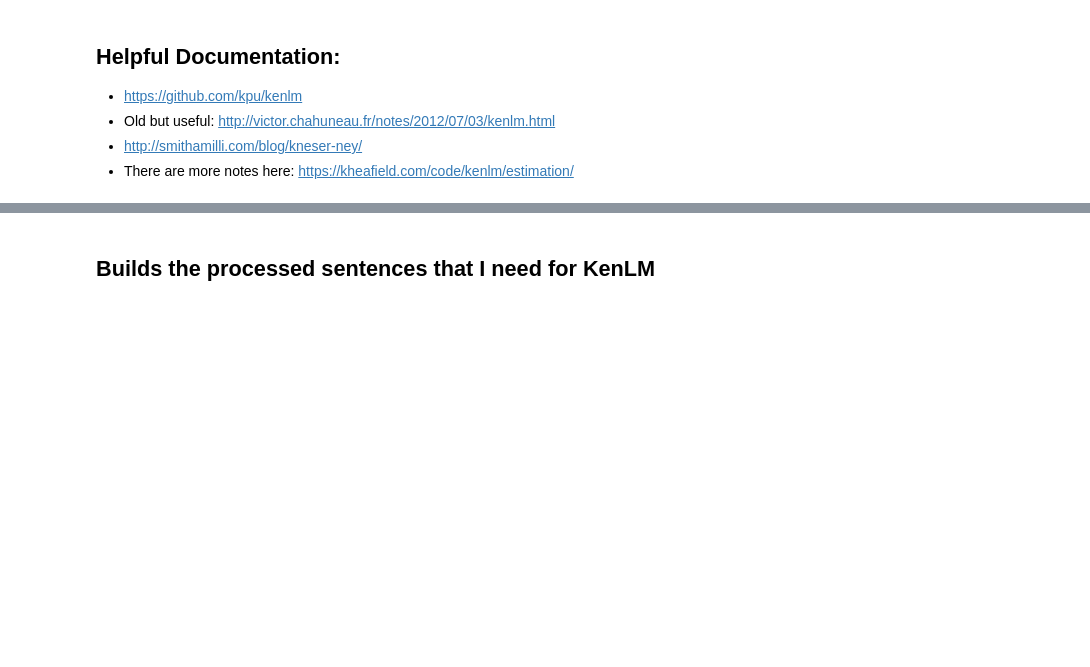
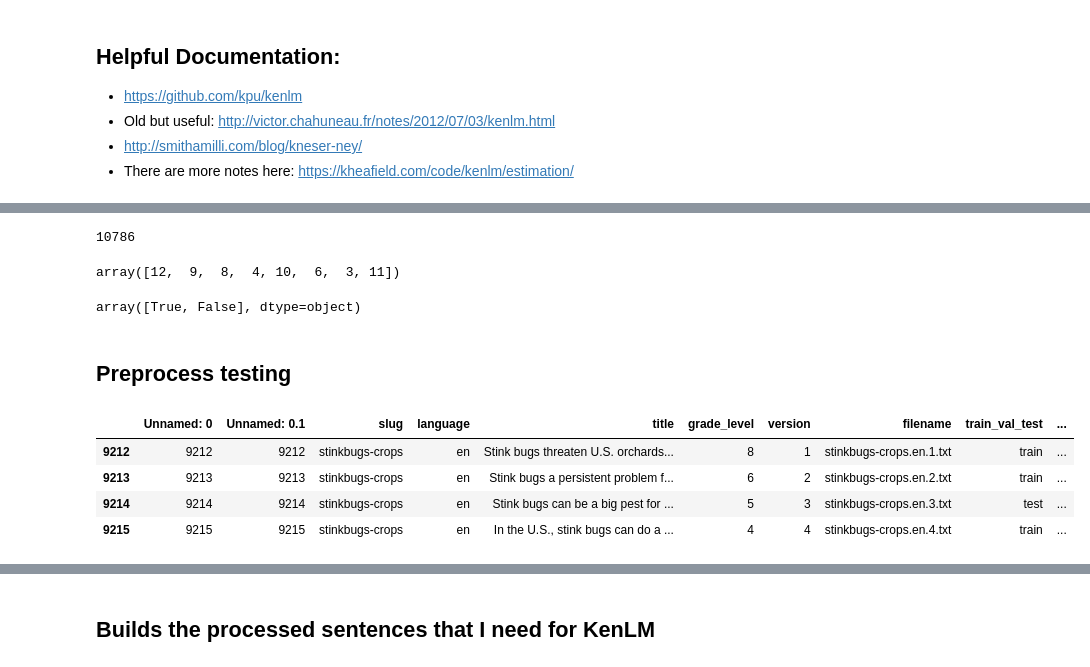
Before and after one commit to stephtzeng/autograder, a Jupyter notebook: src/create_arpas.ipynb, the cells around one changed output, grey strips where cells are left out. Drawn from its saved outputs; the diff is of its cells as text; code cells hidden in the pictures; blank space fills up the shorter version.

```diff
--- a/src/create_arpas.ipynb
+++ b/src/create_arpas.ipynb
@@ -23,0 +35,12 @@ articleLM.metadata_split.head()
+# %%
+is_original_q = """
+SELECT ah.slug AS slug,
+       -- al.article_header_id AS article_header_id,
+       CAST(al.grade_level AS int) AS grade_level,
+       al.is_original AS is_original
+FROM public.article_levels al
+JOIN public.article_headers ah
+    ON al.article_header_id = ah.article_header_id
+WHERE ah.slug in {}
+""".format(tuple(articleLM.metadata.slug.unique()))
+is_original = df_from_query(is_original_q)
@@ -23,0 +62,7 @@ articleLM.metadata_split.head()
+# %%
+articleLM.metadata_split = pd.merge(articleLM.metadata_split, is_original, on=['slug', 'grade_level'], how='left')
+articleLM.metadata_split.to_csv(articleLM.path_to_data + '/articles_metadata_split.csv')
+# %%
+len(articleLM.metadata_split)
+# %% [output]
+10786
@@ -23,0 +71,10 @@ articleLM.metadata_split.head()
+# %%
+articleLM.metadata_split[articleLM.metadata_split.is_original == True].grade_level.unique()
+# %% [output]
+array([12,  9,  8,  4, 10,  6,  3, 11])
+# %%
+articleLM.metadata_split[articleLM.metadata_split.grade_level==12].is_original.unique()
+# %% [output]
+array([True, False], dtype=object)
+# %% [markdown]
+## Preprocess testing
@@ -23,0 +84,8 @@ articleLM.metadata_split.head()
+# %%
+articleLM.metadata_split[(['stink' in x for x in articleLM.metadata_split.slug])]
+# %% [output]
+|  | Unnamed: 0 | Unnamed: 0.1 | slug | language | title | grade_level | version | filename | train_val_test | ... |
+| 9212 | 9212 | 9212 | stinkbugs-crops | en | Stink bugs threaten U.S. orchards... | 8 | 1 | stinkbugs-crops.en.1.txt | train | ... |
+| 9213 | 9213 | 9213 | stinkbugs-crops | en | Stink bugs a persistent problem f... | 6 | 2 | stinkbugs-crops.en.2.txt | train | ... |
+| 9214 | 9214 | 9214 | stinkbugs-crops | en | Stink bugs can be a big pest for ... | 5 | 3 | stinkbugs-crops.en.3.txt | test | ... |
+| 9215 | 9215 | 9215 | stinkbugs-crops | en | In the U.S., stink bugs can do a ... | 4 | 4 | stinkbugs-crops.en.4.txt | train | ... |
```
Also changed, not shown: parts of 58 cells of this notebook, 9 other files.
